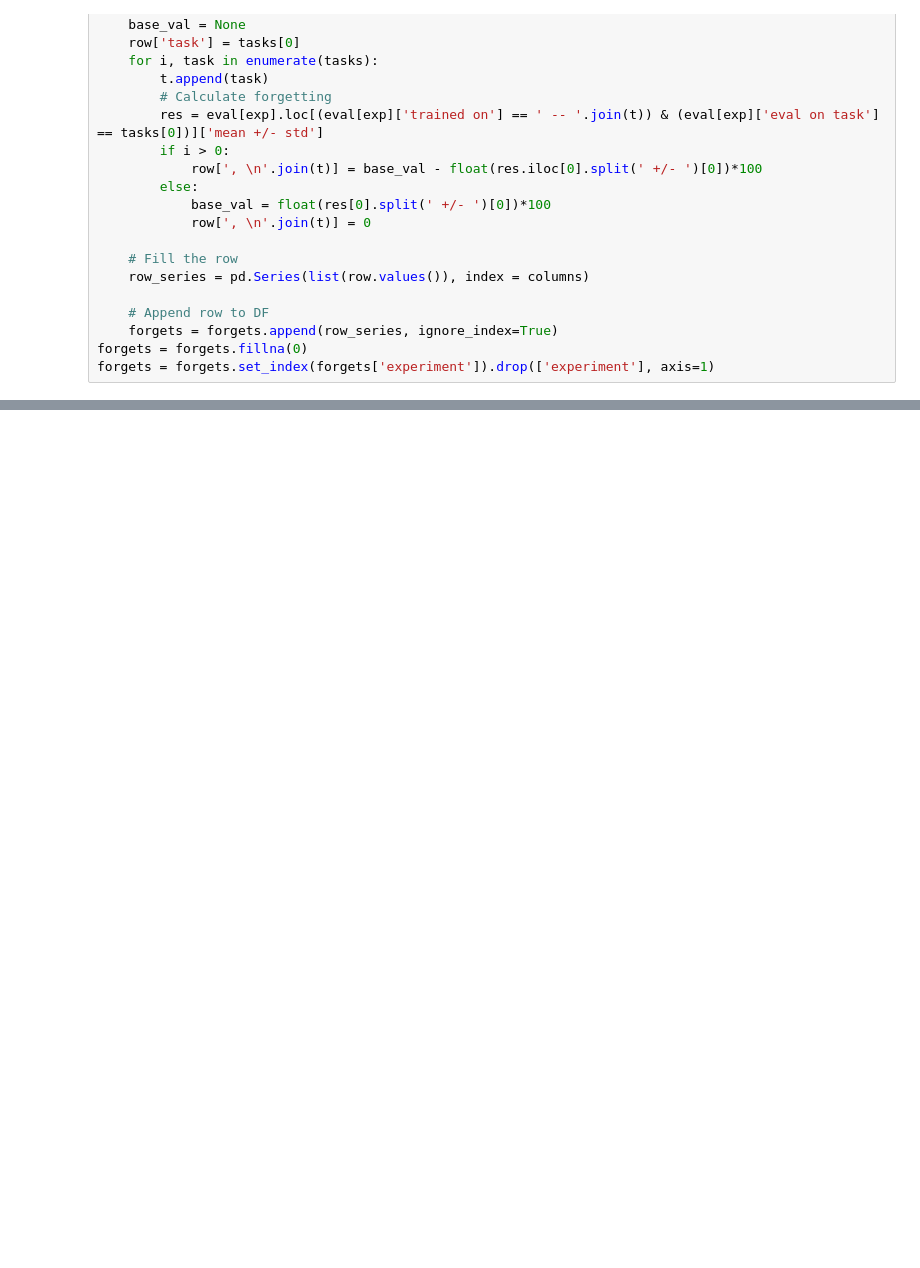
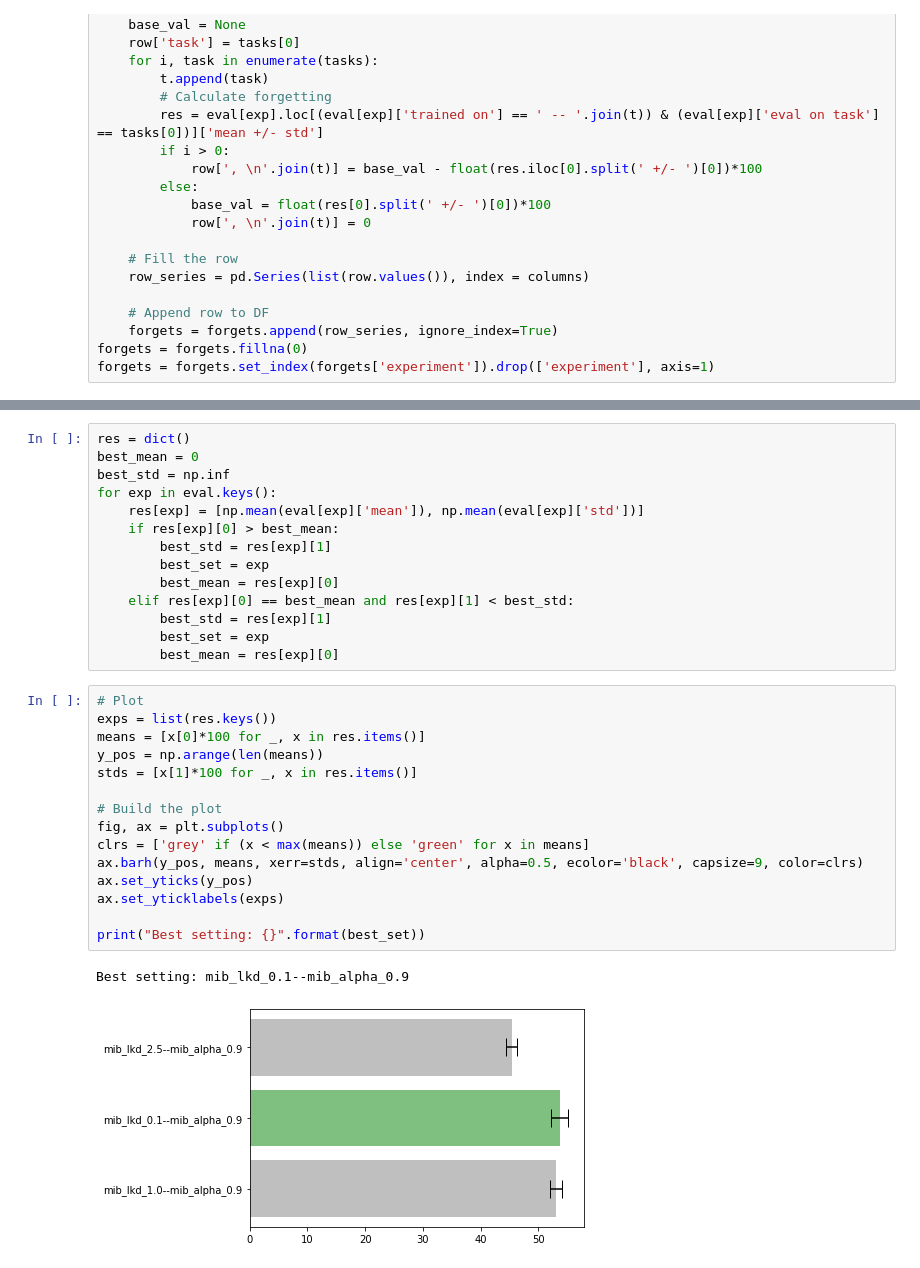
Before and after one commit to MECLabTUDA/Lifelong-nnUNet, a Jupyter notebook: nnunet_ext/parameter_search/param_search_analysis.ipynb, the cells around one changed output, grey strips where cells are left out. Saved outputs shown, nothing was run; the diff lists cells and outputs as text; blank space fills up the shorter version.

```diff
--- a/nnunet_ext/parameter_search/param_search_analysis.ipynb
+++ b/nnunet_ext/parameter_search/param_search_analysis.ipynb
@@ -217,0 +225,32 @@ ax.legend(title=None)
+# %%
+res = dict()
+best_mean = 0
+best_std = np.inf
+for exp in eval.keys():
+    res[exp] = [np.mean(eval[exp]['mean']), np.mean(eval[exp]['std'])]
+    if res[exp][0] > best_mean:
+        best_std = res[exp][1]
+        best_set = exp
+        best_mean = res[exp][0]
+    elif res[exp][0] == best_mean and res[exp][1] < best_std:
+        best_std = res[exp][1]
+        best_set = exp
+        best_mean = res[exp][0]
+# %%
+# Plot
+exps = list(res.keys())
+means = [x[0]*100 for _, x in res.items()]
+y_pos = np.arange(len(means))
+stds = [x[1]*100 for _, x in res.items()]
+
+# Build the plot
+fig, ax = plt.subplots()
+clrs = ['grey' if (x < max(means)) else 'green' for x in means]
+ax.barh(y_pos, means, xerr=stds, align='center', alpha=0.5, ecolor='black', capsize=9, color=clrs)
+ax.set_yticks(y_pos)
+ax.set_yticklabels(exps)
+
+print("Best setting: {}".format(best_set))
+# %% [output]
+Best setting: mib_lkd_0.1--mib_alpha_0.9
+[figure, added]
```
Also changed, not shown: parts of 7 cells of this notebook, 15 other files.
